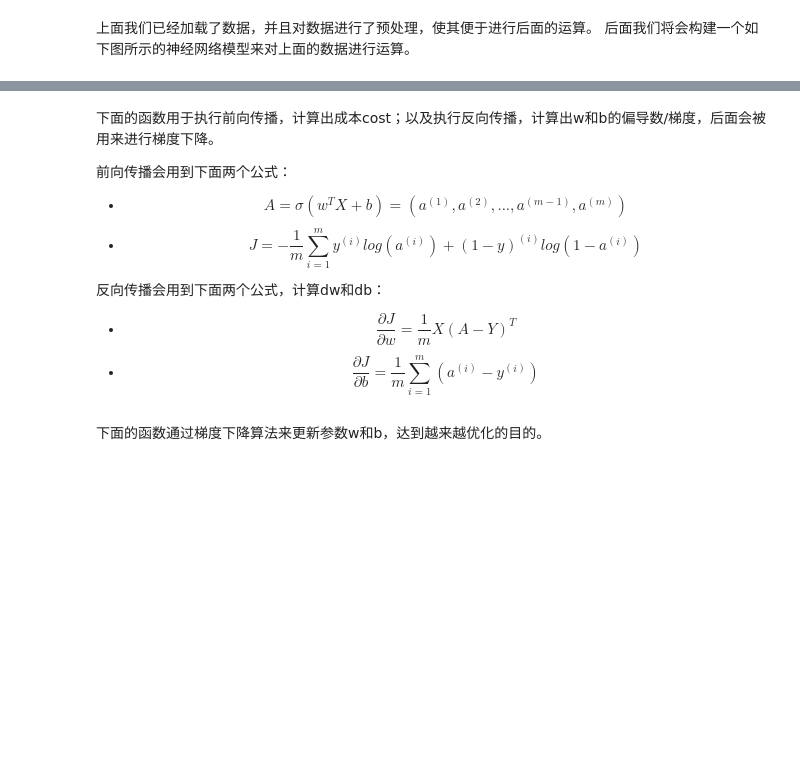
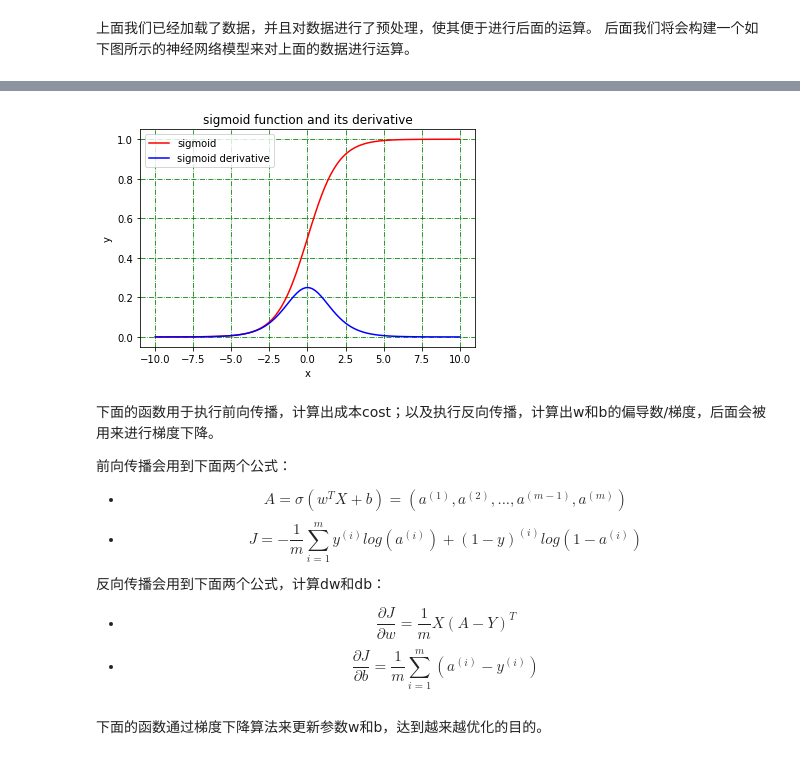
Before and after one commit to oaiao/ai, a Jupyter notebook: ai/01_first_artificial_intelligence_program/first_artificial_intelligence_program.ipynb, the cells around one changed output, grey strips where cells are left out. Drawn from its saved outputs; the diff is of its cells as text; code cells hidden in the pictures; blank space fills up the shorter version.

```diff
--- a/ai/01_first_artificial_intelligence_program/first_artificial_intelligence_program.ipynb
+++ b/ai/01_first_artificial_intelligence_program/first_artificial_intelligence_program.ipynb
@@ -119,6 +120,20 @@ def sigmoid(z):
     """
     s = 1 / (1 + np.exp(-z))
     return s
+# %%
+x = np.linspace(-10,10,100)
+y = sigmoid(x)
+plt.xlabel("x")
+plt.ylabel("y")
+plt.title("sigmoid function and its derivative")
+plt.plot(x, y, color = 'r', label = "sigmoid")
+y = np.exp(-x) / pow((1 + np.exp(-x)), 2)
+plt.plot(x, y, color = 'b', label = "sigmoid derivative")
+plt.legend() # 将plot标签里面的图注印上去
+plt.grid(linestyle = 'dashdot', c = 'g') # 生成网格
+plt.show()
+# %% [output]
+[figure, added]
 # %%
 def initialize_with_zeros(dim):
     """
@@ -144,8 +159,8 @@ def initialize_with_zeros(dim):
 - $$J = - \frac{1}{m}\sum_{i = 1}^{m} y^{(i)} log(a^{(i)}) + (1-y)^{(i)} log(1-a^{(i)})$$
 
 反向传播会用到下面两个公式，计算dw和db：
-- $$\frac{∂J}{∂w}=\frac{1}{m}X(A-Y)^T$$
-- $$\frac{∂J}{∂b}=\frac{1}{m} \sum_{i = 1}^{m}(a^{(i)} - y^{(i)})$$
+- $$\frac{\partial J}{\partial w}=\frac{1}{m}X(A-Y)^T$$
+- $$\frac{\partial J}{\partial b}=\frac{1}{m} \sum_{i = 1}^{m}(a^{(i)} - y^{(i)})$$
 # %%
 def propagate(w, b, X, Y):
     """
```
Also changed, not shown: parts of 1 cell of this notebook.
